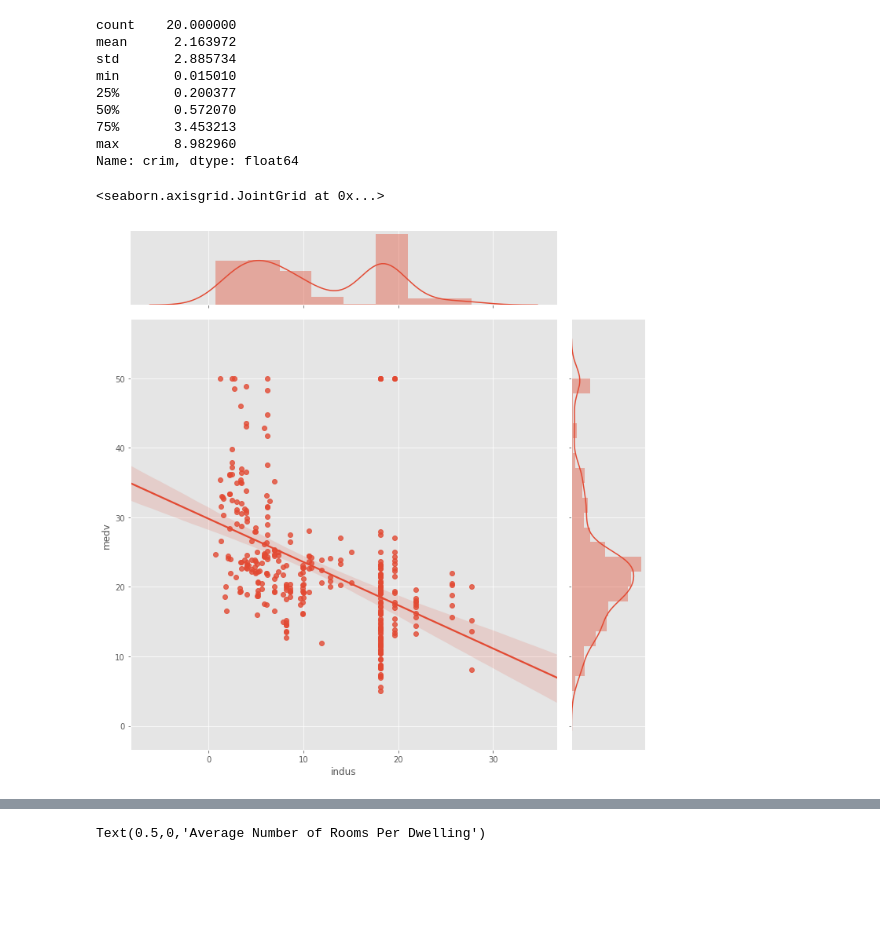
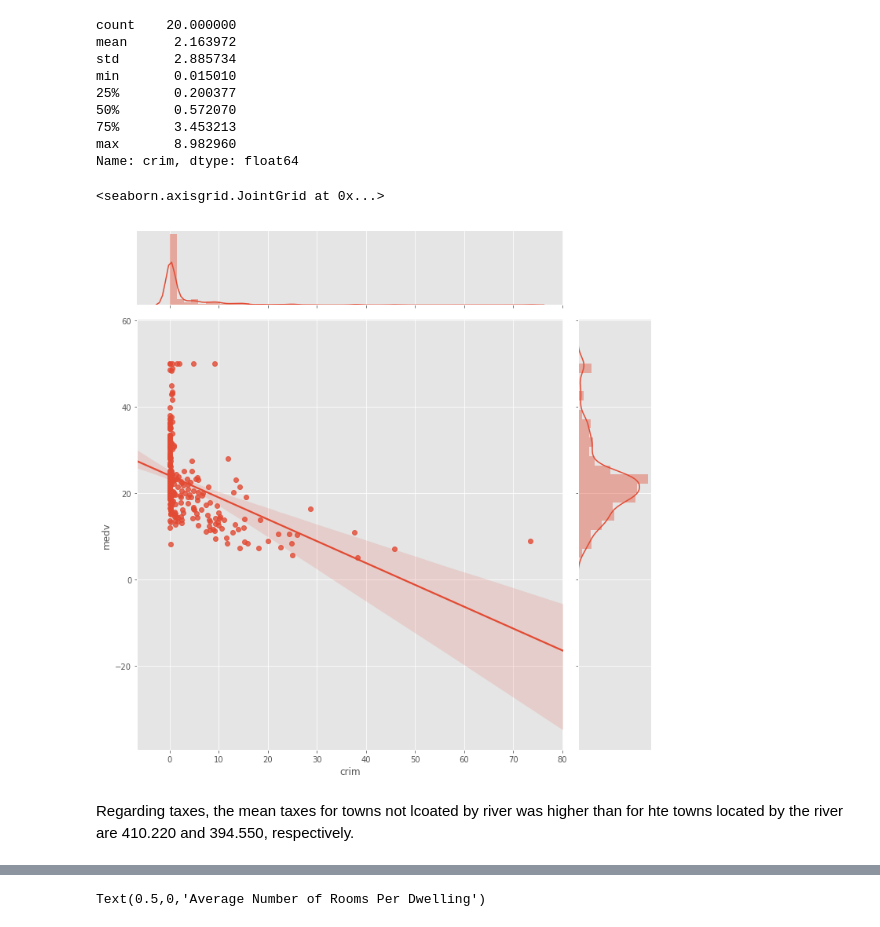
Before and after one commit to torresdavr/dsc-project-eda-with-pandas-online-ds-pt-100719, a Jupyter notebook: index.ipynb, the cells around one changed output, grey strips where cells are left out. Drawn from its saved outputs; the diff is of its cells as text; code cells hidden in the pictures; blank space fills up the shorter version.

```diff
--- a/index.ipynb
+++ b/index.ipynb
@@ -344,5 +377,7 @@ Name: crim, dtype: float64
 # %%
-sns.jointplot(df['indus'],df['medv'], kind='reg', height=10)
+sns.jointplot(bound_river_no['crim'],bound_river_no['medv'], kind='reg', height=10)
 # %% [output]
 <seaborn.axisgrid.JointGrid at 0x...>
-[figure, old version]
+[figure, new version]
+# %% [markdown]
+Regarding taxes, the mean taxes for towns not lcoated by river was higher than for hte towns located by the river are 410.220 and 394.550, respectively.<br>
```
Also changed, not shown: parts of 36 cells of this notebook.
